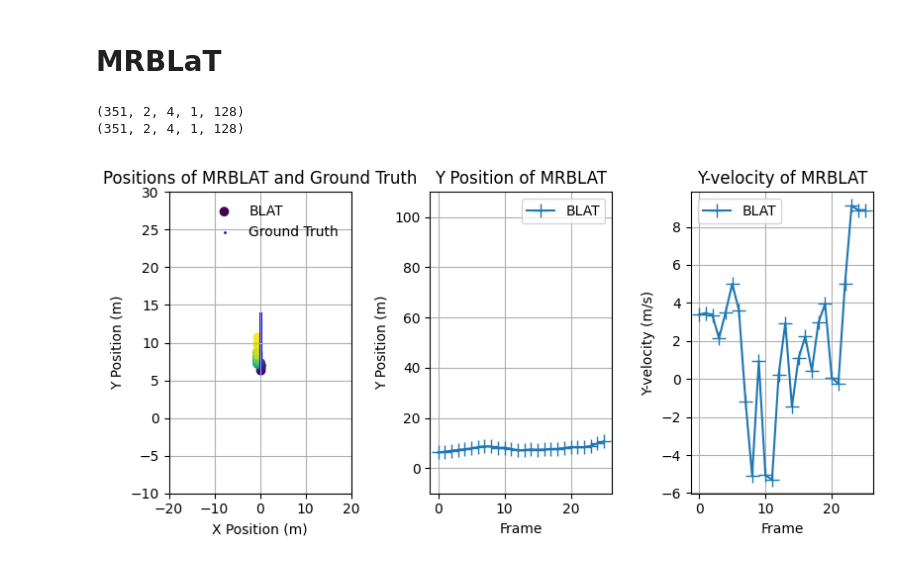
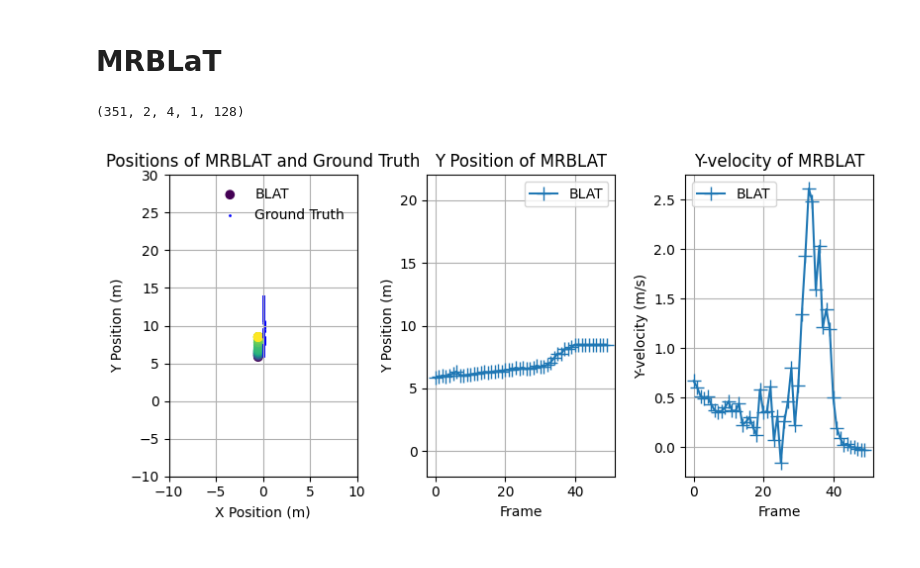
Before and after one commit to RHIMMELAND/MMARS, a Jupyter notebook: examples/real_MRBLaT_test.ipynb, the cells around one changed output. Saved outputs shown, nothing was run; the diff lists cells and outputs as text; code cells hidden in the pictures.

```diff
--- a/examples/real_MRBLaT_test.ipynb
+++ b/examples/real_MRBLaT_test.ipynb
@@ -21,6 +21,9 @@ real_radar_data_01 = real_radar_data_01[start_idx:]/(2**16)
 
 background = np.loadtxt(r"C:\Users\rasmu\Documents\GitHub\MMARS\mmars\background\RADARPC02__Background_SU_TEST_mean_1024.txt", dtype=np.complex128)
 background = background/(2**16)
+
+background_time = np.loadtxt(r"C:\Users\rasmu\Documents\GitHub\MMARS\mmars\background\RADARPC02__Background_SU_TEST_mean_1024_time.txt", dtype=np.complex128)
+background_time = background_time/(2**16)
 # %%
 real_radar_data_struct_01 = real_radar_data_file_01['dataStruct']
 wavelength = 3e8/(real_radar_data_struct_01["StartFrequency"][0,0]*1e9)
@@ -170,43 +183,41 @@ x: 0.1589494949494945, y: 5.830222222222222
 print(real_radar_data_01.shape)
 intial_guess = np.array([[real_target_ground_truth[0][start_idx+gt_idx_bias]], [real_target_ground_truth[1][start_idx+gt_idx_bias]], [real_target_ground_truth[2][start_idx+gt_idx_bias]], [real_target_ground_truth[3][start_idx+gt_idx_bias]]])
 intial_guess = np.array([[0], [6], [0], [0]])
-print(data_fourier.shape)
-real_single_radar = mmars.Tracking([data_fourier], [real_radar_parameters_01], intial_guess)
+real_single_radar = mmars.Tracking([real_radar_data_01 - np.reshape(background_time,(real_radar_data_01[0].shape))], [real_radar_parameters_01], intial_guess)
 # %% [output]
 (351, 2, 4, 1, 128)
-(351, 2, 4, 1, 128)
 # %%
-real_single_phi_bar, real_single_phi_barbar = real_single_radar.run_mrblat(T_frame, fifo_length=None, N_frames=26, N_iter=500)
+real_single_phi_bar, real_single_phi_barbar = real_single_radar.run_mrblat(T_frame, fifo_length=25, N_frames=50, N_iter=500)
 # %%
 fig, ax = plt.subplots(1, 3, figsize=(8, 4))
 ax[0].scatter(real_single_phi_bar[:,0], real_single_phi_bar[:,1], label="BLAT", cmap="viridis", c=np.linspace(0,1,len(real_single_phi_bar)))
 ax[0].scatter(real_target_ground_truth[0][start_idx:], real_target_ground_truth[1][start_idx:], label="Ground Truth", color="blue",s=1)
 ax[0].set_title("Positions of MRBLAT and Ground Truth")
 ax[0].set_xlabel("X Position (m)")
 ax[0].set_ylabel("Y Position (m)")
 ax[0].legend(framealpha=0.)
 ax[0].grid(True)
 ax[0].set_ylim(-10, 30)
-ax[0].set_xlim(-20, 20)
+ax[0].set_xlim(-10, 10)
 
 ax[1].plot(real_single_phi_bar[:,1], label="BLAT", marker="+", markersize=10)
 # ax[1].plot(multi_phi_bar[:,1], label="MRBLAT", marker="+", markersize=10)
 ax[1].set_xlabel("Frame")
 ax[1].set_ylabel("Y Position (m)")
 ax[1].set_title("Y Position of MRBLAT")
 ax[1].legend()
 ax[1].grid(True)
-ax[1].set_ylim(-10, 110)
+ax[1].set_ylim(-2, 22)
 
 ax[2].plot(real_single_phi_bar[:,3], label="BLAT", marker="+", markersize=10)
 # ax[2].plot(multi_phi_bar[:,3], label="MRBLAT", marker="+", markersize=10)
 ax[2].set_xlabel("Frame")
 ax[2].set_ylabel("Y-velocity (m/s)")
 ax[2].set_title("Y-velocity of MRBLAT")
 ax[2].legend()
 ax[2].grid(True)
 
 plt.tight_layout()
 plt.show()
 # %% [output]
-[figure, old version]
+[figure, new version]
```
Also changed, not shown: parts of 8 cells of this notebook, 5 other files.
